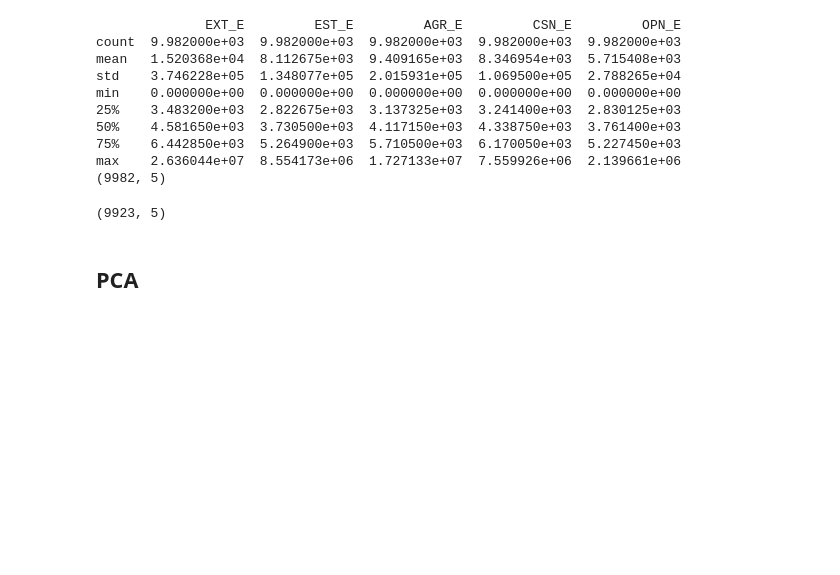
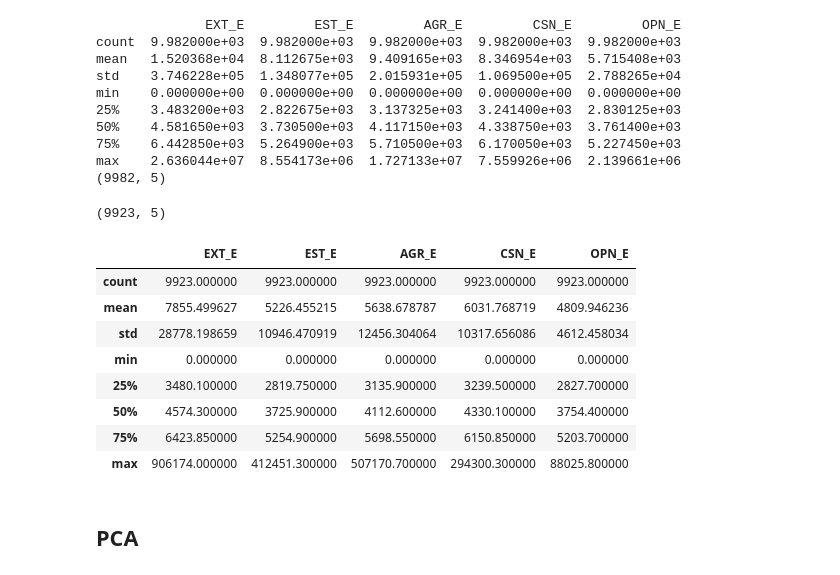
Before and after one commit to oetia/ocean-pca, a Jupyter notebook: pca.ipynb, the cells around one changed output. Cells and saved outputs as stored; diff of their text form; code cells hidden in the pictures; blank space fills up the shorter version.

```diff
--- a/pca.ipynb
+++ b/pca.ipynb
@@ -108,6 +116,20 @@ df_ERD2 = df_ERD[(abs_z_scores < 3).all(axis=1)]
 df_ERD2.shape
 # %% [output]
 (9923, 5)
+# %%
+# Final Summary Stats
+# df_ERD2.describe().to_markdown()
+df_ERD2.describe()
+# %% [output]
+|  | EXT_E | EST_E | AGR_E | CSN_E | OPN_E |
+| count | 9923.000000 | 9923.000000 | 9923.000000 | 9923.000000 | 9923.000000 |
+| mean | 7855.499627 | 5226.455215 | 5638.678787 | 6031.768719 | 4809.946236 |
+| std | 28778.198659 | 10946.470919 | 12456.304064 | 10317.656086 | 4612.458034 |
+| min | 0.000000 | 0.000000 | 0.000000 | 0.000000 | 0.000000 |
+| 25% | 3480.100000 | 2819.750000 | 3135.900000 | 3239.500000 | 2827.700000 |
+| 50% | 4574.300000 | 3725.900000 | 4112.600000 | 4330.100000 | 3754.400000 |
+| 75% | 6423.850000 | 5254.900000 | 5698.550000 | 6150.850000 | 5203.700000 |
+| max | 906174.000000 | 412451.300000 | 507170.700000 | 294300.300000 | 88025.800000 |
 # %% [markdown]
 ## PCA
 # %%
```
Also changed, not shown: parts of 6 cells of this notebook, 1 other file.
